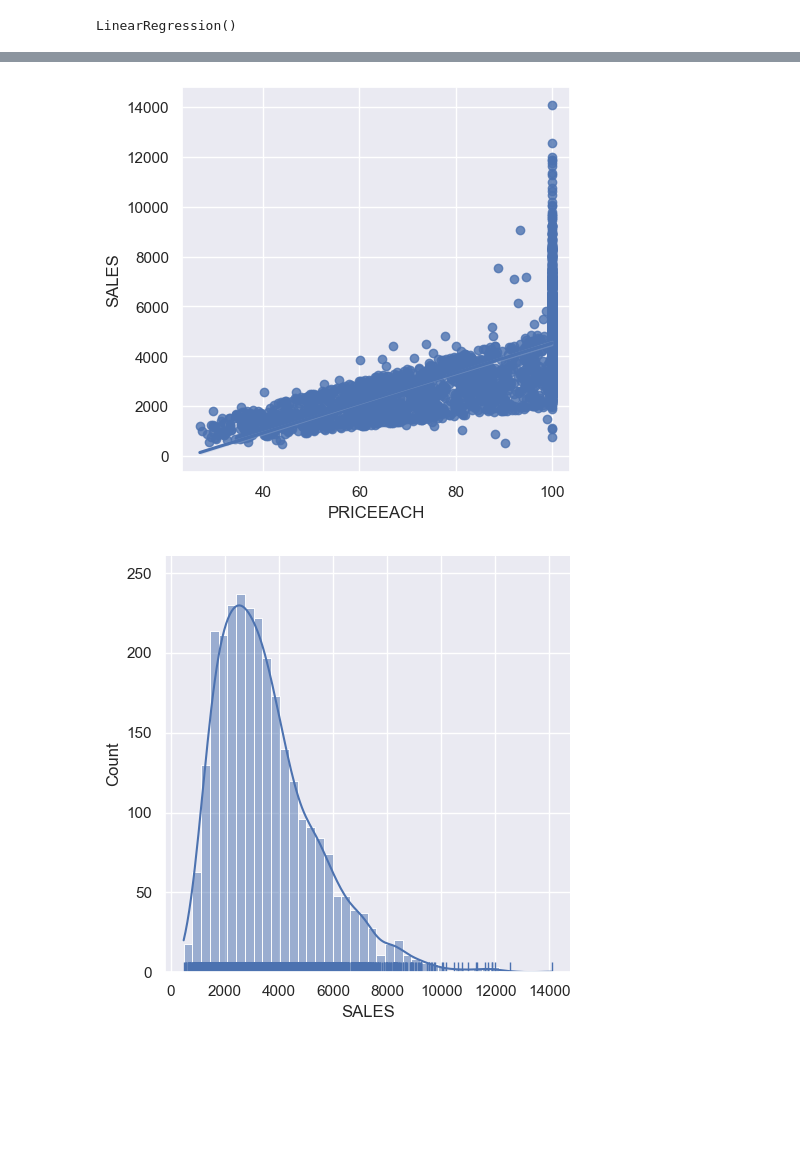
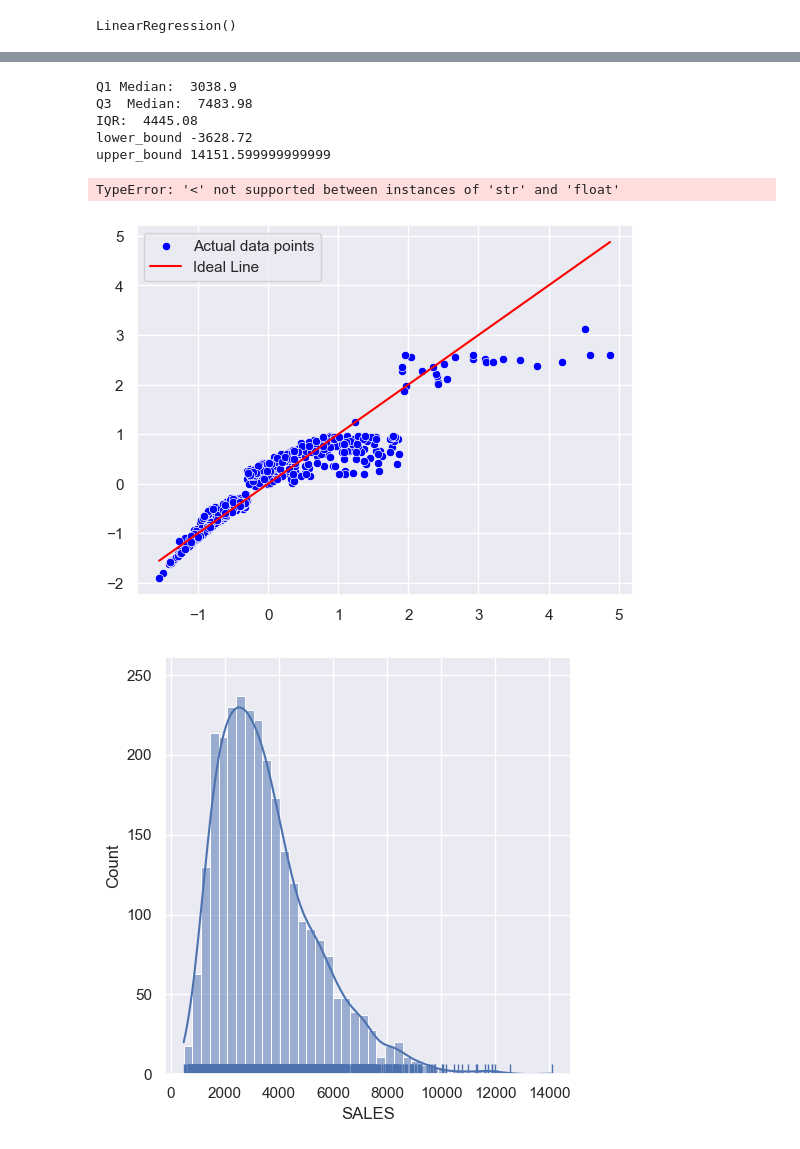
Before and after one commit to AbdulHadi806/Sales-Regression, a Jupyter notebook: main.ipynb, the cells around one changed output, grey strips where cells are left out. Cells and saved outputs as stored; diff of their text form; code cells hidden in the pictures; blank space fills up the shorter version.

```diff
--- a/main.ipynb
+++ b/main.ipynb
@@ -117,8 +119,18 @@ plt.show()
 # %%
 X = df.drop("SALES", axis = 1)
 y = df["SALES"]
+# %%
+# Standardizing y
+y_reshaped = np.array(y).reshape(-1, 1)
+
+pre_process = StandardScaler().fit(y_reshaped)
+y_transform = pre_process.fit_transform(y_reshaped)
+# %%
+# Standardizing X
+pre_process = StandardScaler().fit(X)
+X_transform = pre_process.fit_transform(X)
 # %%
-X_train, X_test, y_train, y_test = train_test_split(X, y, test_size=0.2, random_state=101)
+X_train, X_test, y_train, y_test = train_test_split(X_transform, y_transform, test_size=0.2, random_state=101)
 # %%
 model = LinearRegression()
 model.fit(X_train, y_train)
@@ -157,9 +169,35 @@ R-squared Score: 0.8671020683698356
+# %%
+y_test = np.array(y_test).ravel()
+y_pred = np.array(y_pred).ravel()
+# %%
+Q1 = y[y < 6500].median()
+Q3 = y[y > 6500].median()
+IQR = Q3 - Q1
+print("Q1 Median: ", Q1)
+print("Q3  Median: ", Q3 )
+print("IQR: ", IQR)
+
+lower_bound = Q1 - 1.5 * IQR
+upper_bound = Q3 + 1.5 * IQR
+print('lower_bound', lower_bound)
+print('upper_bound', upper_bound)
+
+outliers = [x for x in X if x < lower_bound or x > upper_bound]
+print("Outliers:", outliers)
+# %% [output]
+Q1 Median:  3038.9
+Q3  Median:  7483.98
+IQR:  4445.08
+lower_bound -3628.72
+upper_bound 14151.599999999999
+TypeError: '<' not supported between instances of 'str' and 'float'
 # %%
-plt.subplots(figsize=(5, 5))
-sns.regplot(x="PRICEEACH", y="SALES", data=df)
+sns.scatterplot(x=y_test, y=y_pred, color='blue', label='Actual data points')
+plt.plot([min(y_test),max(y_test)], [min(y_test), max(y_test)], color='red', label='Ideal Line')
+plt.legend()
 plt.show()
 # %% [output]
-[figure, old version]
+[figure, new version]
 # %%
 # Sales progress
 sns.displot(df["SALES"], kde=True, rug=True)
```
Also changed, not shown: parts of 3 cells of this notebook.
